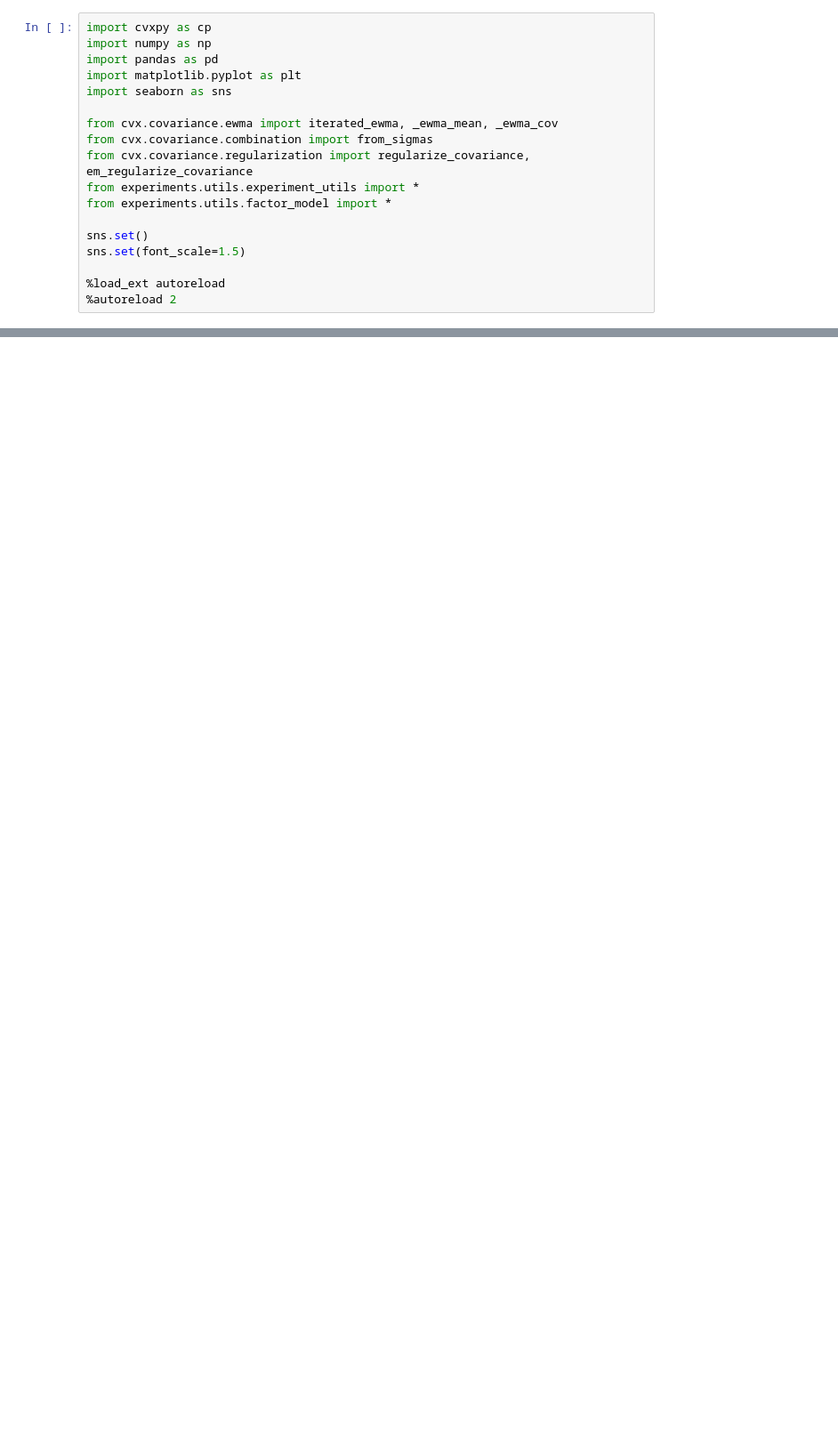
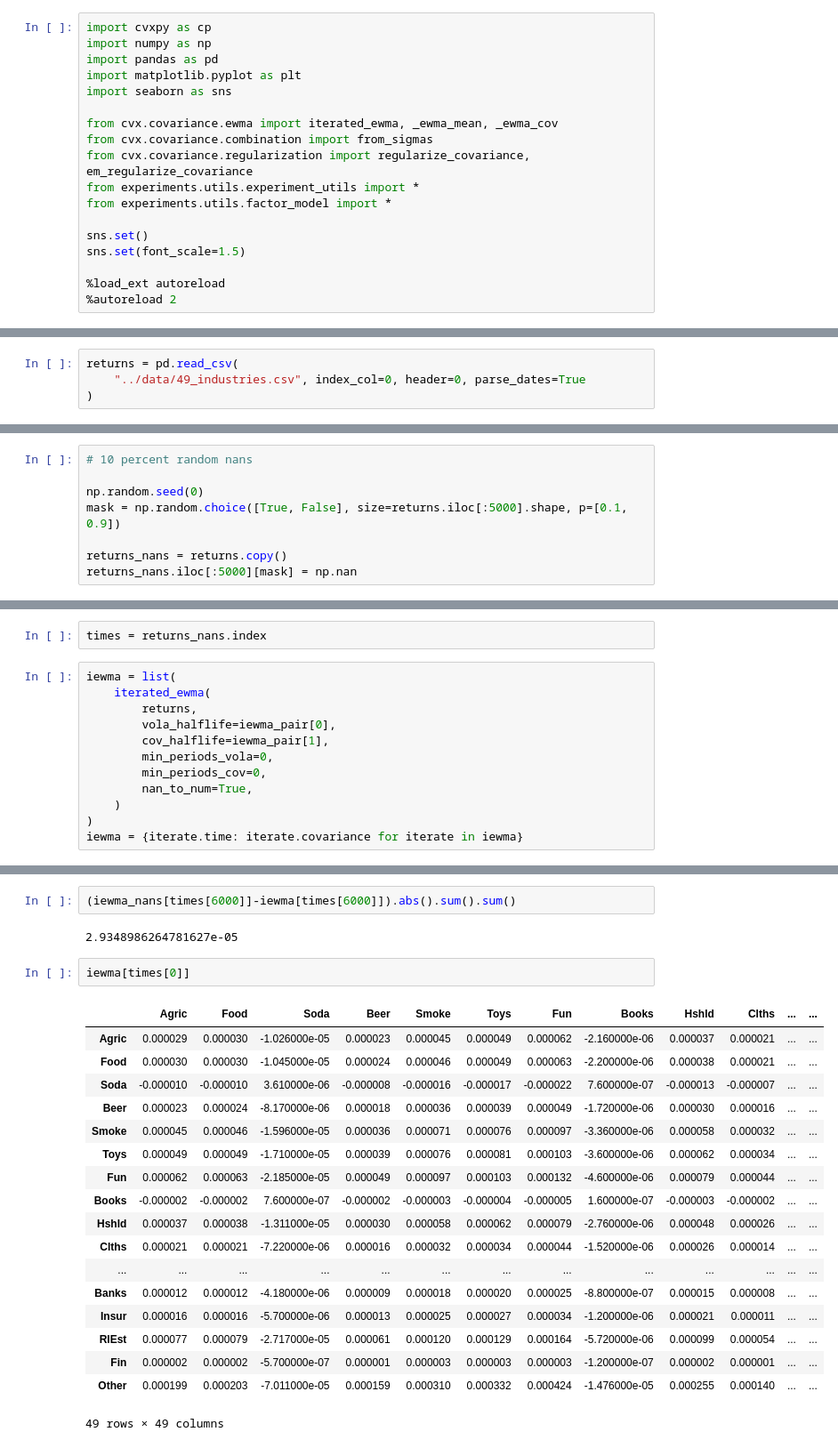
Before and after one commit to cvxgrp/cov_pred_finance, a Jupyter notebook: experiments/extensions/playground.ipynb, the cells around one changed output, grey strips where cells are left out. Shown at 89% size. Drawn from its saved outputs; the diff is of its cells as text; blank space fills up the shorter version.

```diff
--- a/experiments/extensions/playground.ipynb
+++ b/experiments/extensions/playground.ipynb
@@ -894,0 +19,4 @@ Name: 2000-01-03 00:00:00, Length: 238, dtype: float64
+# %%
+returns = pd.read_csv(
+    "../data/49_industries.csv", index_col=0, header=0, parse_dates=True
+)
@@ -894,0 +40,8 @@ Name: 2000-01-03 00:00:00, Length: 238, dtype: float64
+# %%
+# 10 percent random nans
+
+np.random.seed(0)
+mask = np.random.choice([True, False], size=returns.iloc[:5000].shape, p=[0.1, 0.9])
+
+returns_nans = returns.copy()
+returns_nans.iloc[:5000][mask] = np.nan
@@ -894,0 +58,14 @@ Name: 2000-01-03 00:00:00, Length: 238, dtype: float64
+# %%
+times = returns_nans.index
+# %%
+iewma = list(
+    iterated_ewma(
+        returns,
+        vola_halflife=iewma_pair[0],
+        cov_halflife=iewma_pair[1],
+        min_periods_vola=0,
+        min_periods_cov=0,
+        nan_to_num=True,
+    )
+)
+iewma = {iterate.time: iterate.covariance for iterate in iewma}
@@ -894,0 +117,25 @@ Name: 2000-01-03 00:00:00, Length: 238, dtype: float64
+# %%
+(iewma_nans[times[6000]]-iewma[times[6000]]).abs().sum().sum()
+# %% [output]
+2.9348986264781627e-05
+# %%
+iewma[times[0]]
+# %% [output]
+|  | Agric | Food | Soda | Beer | Smoke | Toys | Fun | Books | Hshld | Clths | ... | ... |
+| Agric | 0.000029 | 0.000030 | -1.026000e-05 | 0.000023 | 0.000045 | 0.000049 | 0.000062 | -2.160000e-06 | 0.000037 | 0.000021 | ... | ... |
+| Food | 0.000030 | 0.000030 | -1.045000e-05 | 0.000024 | 0.000046 | 0.000049 | 0.000063 | -2.200000e-06 | 0.000038 | 0.000021 | ... | ... |
+| Soda | -0.000010 | -0.000010 | 3.610000e-06 | -0.000008 | -0.000016 | -0.000017 | -0.000022 | 7.600000e-07 | -0.000013 | -0.000007 | ... | ... |
+| Beer | 0.000023 | 0.000024 | -8.170000e-06 | 0.000018 | 0.000036 | 0.000039 | 0.000049 | -1.720000e-06 | 0.000030 | 0.000016 | ... | ... |
+| Smoke | 0.000045 | 0.000046 | -1.596000e-05 | 0.000036 | 0.000071 | 0.000076 | 0.000097 | -3.360000e-06 | 0.000058 | 0.000032 | ... | ... |
+| Toys | 0.000049 | 0.000049 | -1.710000e-05 | 0.000039 | 0.000076 | 0.000081 | 0.000103 | -3.600000e-06 | 0.000062 | 0.000034 | ... | ... |
+| Fun | 0.000062 | 0.000063 | -2.185000e-05 | 0.000049 | 0.000097 | 0.000103 | 0.000132 | -4.600000e-06 | 0.000079 | 0.000044 | ... | ... |
+| Books | -0.000002 | -0.000002 | 7.600000e-07 | -0.000002 | -0.000003 | -0.000004 | -0.000005 | 1.600000e-07 | -0.000003 | -0.000002 | ... | ... |
+| Hshld | 0.000037 | 0.000038 | -1.311000e-05 | 0.000030 | 0.000058 | 0.000062 | 0.000079 | -2.760000e-06 | 0.000048 | 0.000026 | ... | ... |
+| Clths | 0.000021 | 0.000021 | -7.220000e-06 | 0.000016 | 0.000032 | 0.000034 | 0.000044 | -1.520000e-06 | 0.000026 | 0.000014 | ... | ... |
+| ... | ... | ... | ... | ... | ... | ... | ... | ... | ... | ... | ... | ... |
+| Banks | 0.000012 | 0.000012 | -4.180000e-06 | 0.000009 | 0.000018 | 0.000020 | 0.000025 | -8.800000e-07 | 0.000015 | 0.000008 | ... | ... |
+| Insur | 0.000016 | 0.000016 | -5.700000e-06 | 0.000013 | 0.000025 | 0.000027 | 0.000034 | -1.200000e-06 | 0.000021 | 0.000011 | ... | ... |
+| RlEst | 0.000077 | 0.000079 | -2.717000e-05 | 0.000061 | 0.000120 | 0.000129 | 0.000164 | -5.720000e-06 | 0.000099 | 0.000054 | ... | ... |
+| Fin | 0.000002 | 0.000002 | -5.700000e-07 | 0.000001 | 0.000003 | 0.000003 | 0.000003 | -1.200000e-07 | 0.000002 | 0.000001 | ... | ... |
+| Other | 0.000199 | 0.000203 | -7.011000e-05 | 0.000159 | 0.000310 | 0.000332 | 0.000424 | -1.476000e-05 | 0.000255 | 0.000140 | ... | ... |
+49 rows × 49 columns
```
Also changed, not shown: parts of 66 cells of this notebook, 3 other files.
